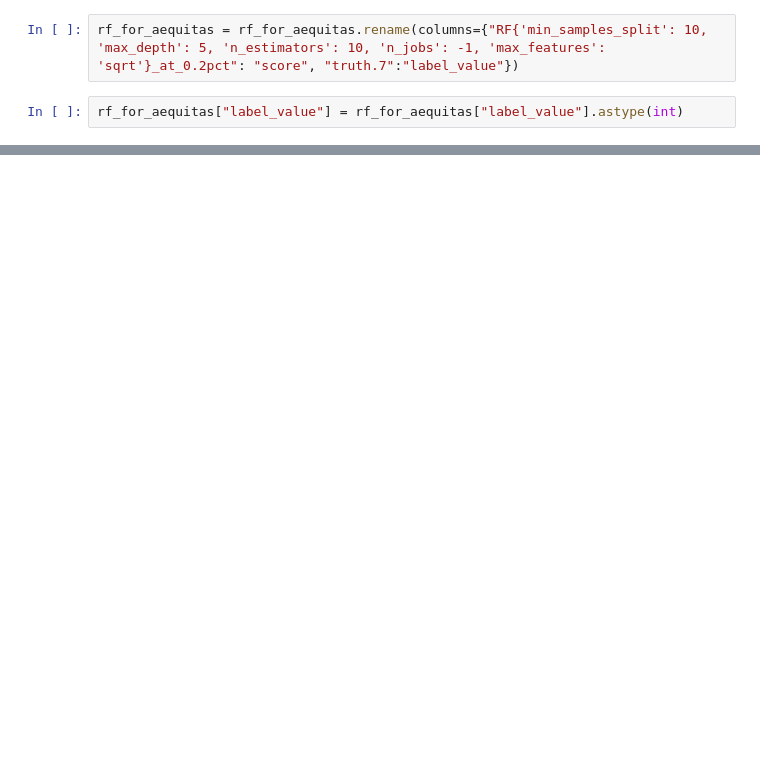
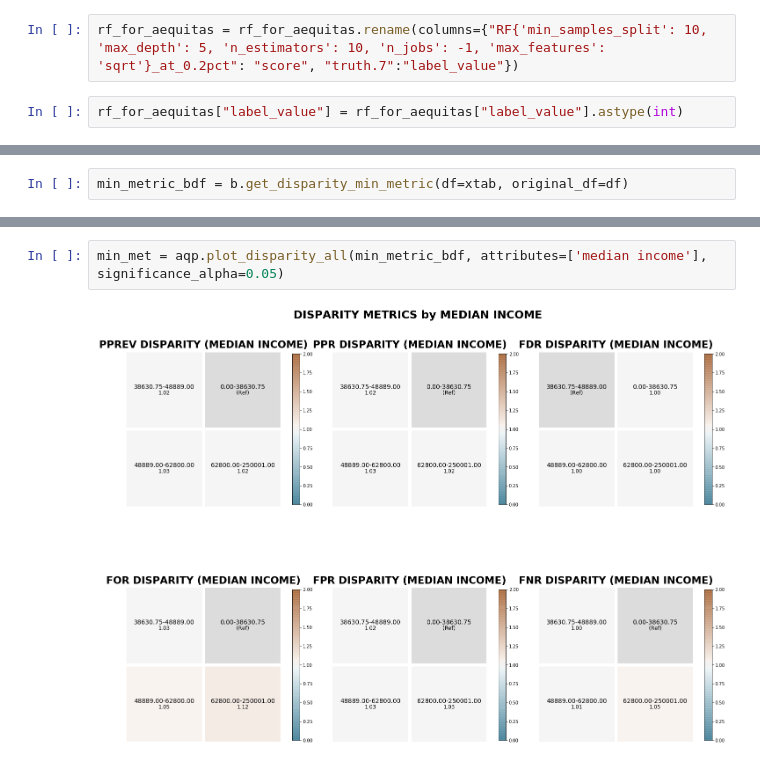
Before and after one commit to rachelwhaley/epa-rcra-violations, a Jupyter notebook: full_pipeline_files/aequitas_run_full.ipynb, the cells around one changed output, grey strips where cells are left out. Drawn from its saved outputs; the diff is of its cells as text; blank space fills up the shorter version.

```diff
--- a/full_pipeline_files/aequitas_run_full.ipynb
+++ b/full_pipeline_files/aequitas_run_full.ipynb
@@ -168,0 +327,2 @@ Exception: get_crosstabs: input df was not preprocessed. There are non-string co
+# %%
+min_metric_bdf = b.get_disparity_min_metric(df=xtab, original_df=df)
@@ -168,0 +373,4 @@ Exception: get_crosstabs: input df was not preprocessed. There are non-string co
+# %%
+min_met = aqp.plot_disparity_all(min_metric_bdf, attributes=['median income'], significance_alpha=0.05)
+# %% [output]
+[figure, added]
```
Also changed, not shown: parts of 36 cells of this notebook.
